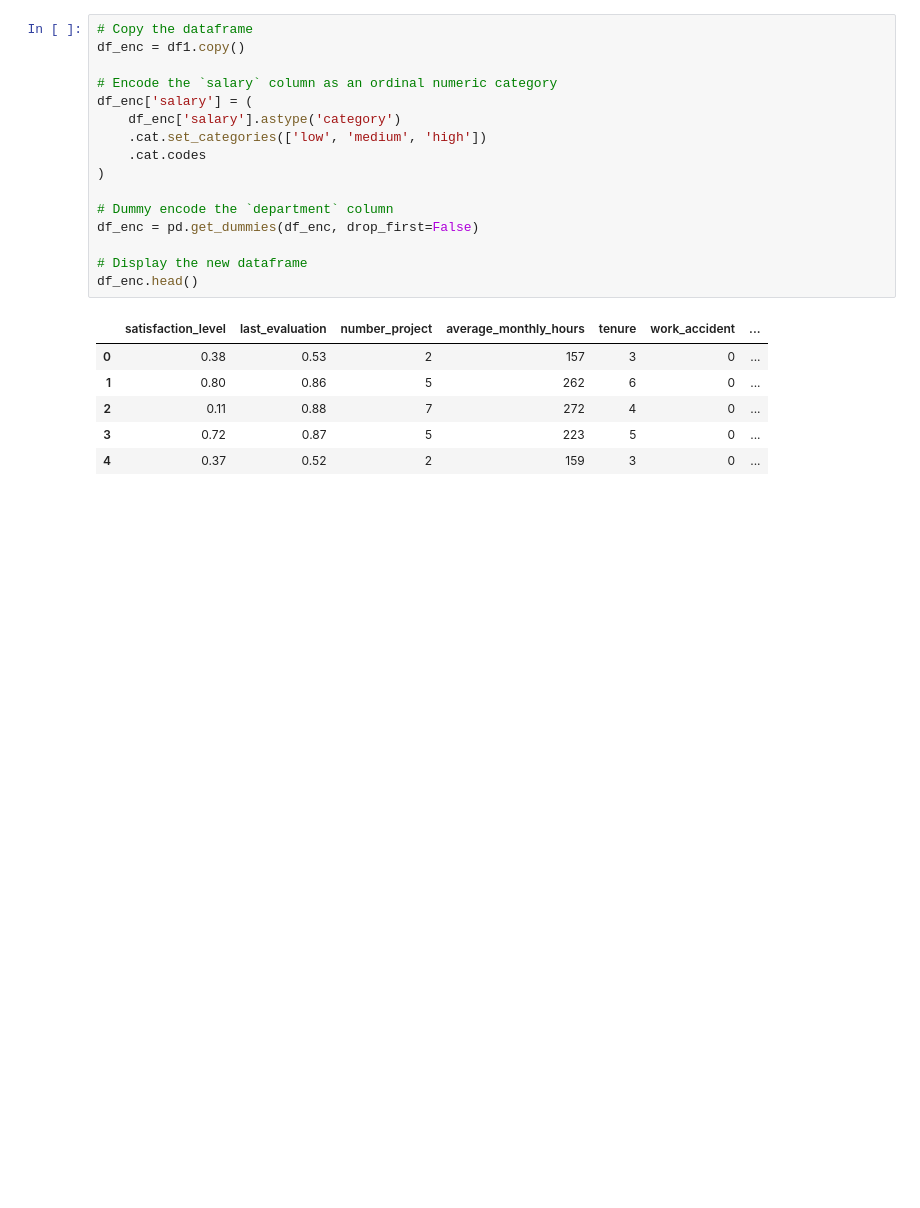
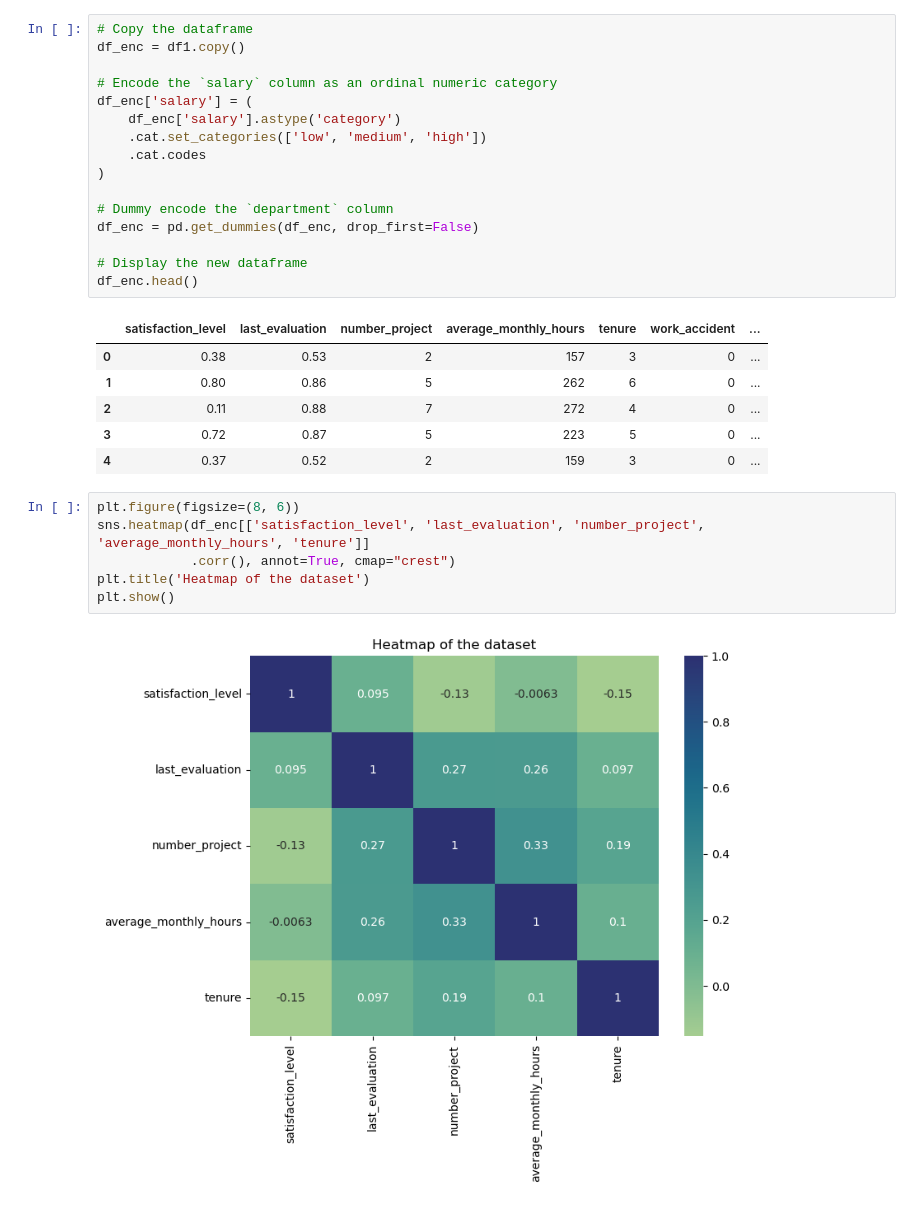
Before and after one commit to erhankurnaz26/salifort-employee-retention, a Jupyter notebook: salifort-employee-retention.ipynb, the cells around one changed output. Drawn from its saved outputs; the diff is of its cells as text; blank space fills up the shorter version.

```diff
--- a/salifort-employee-retention.ipynb
+++ b/salifort-employee-retention.ipynb
@@ -468,3 +495,11 @@ df_enc.head()
 | 2 | 0.11 | 0.88 | 7 | 272 | 4 | 0 | ... |
 | 3 | 0.72 | 0.87 | 5 | 223 | 5 | 0 | ... |
 | 4 | 0.37 | 0.52 | 2 | 159 | 3 | 0 | ... |
+# %%
+plt.figure(figsize=(8, 6))
+sns.heatmap(df_enc[['satisfaction_level', 'last_evaluation', 'number_project', 'average_monthly_hours', 'tenure']]
+            .corr(), annot=True, cmap="crest")
+plt.title('Heatmap of the dataset')
+plt.show()
+# %% [output]
+[figure, added]
```
Also changed, not shown: parts of 16 cells of this notebook.
